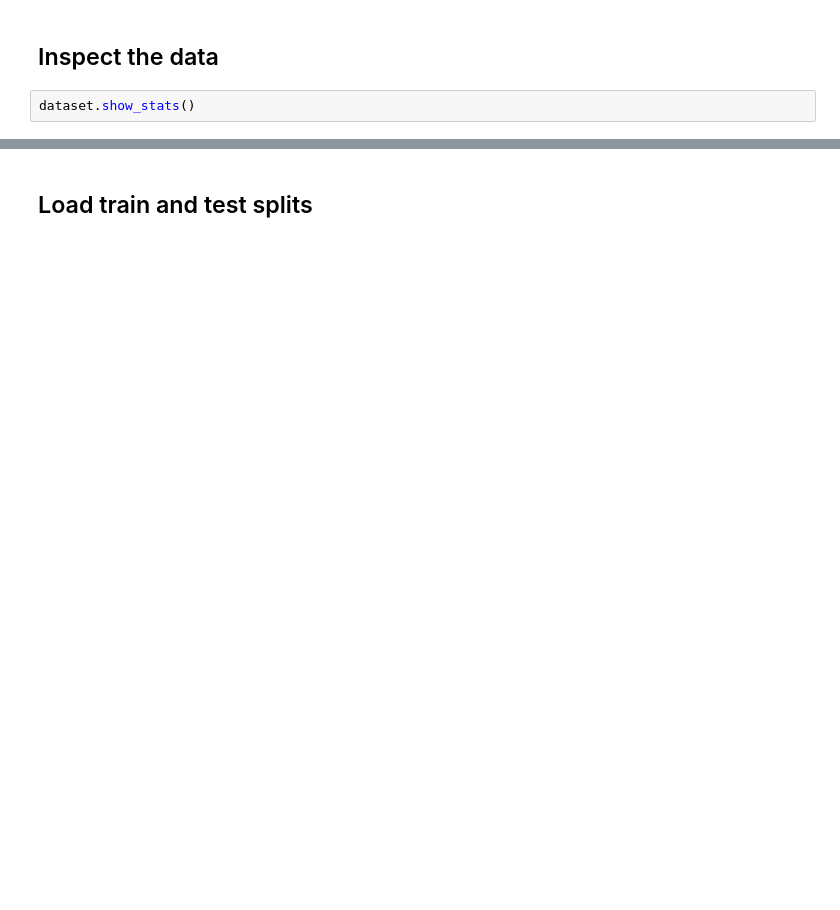
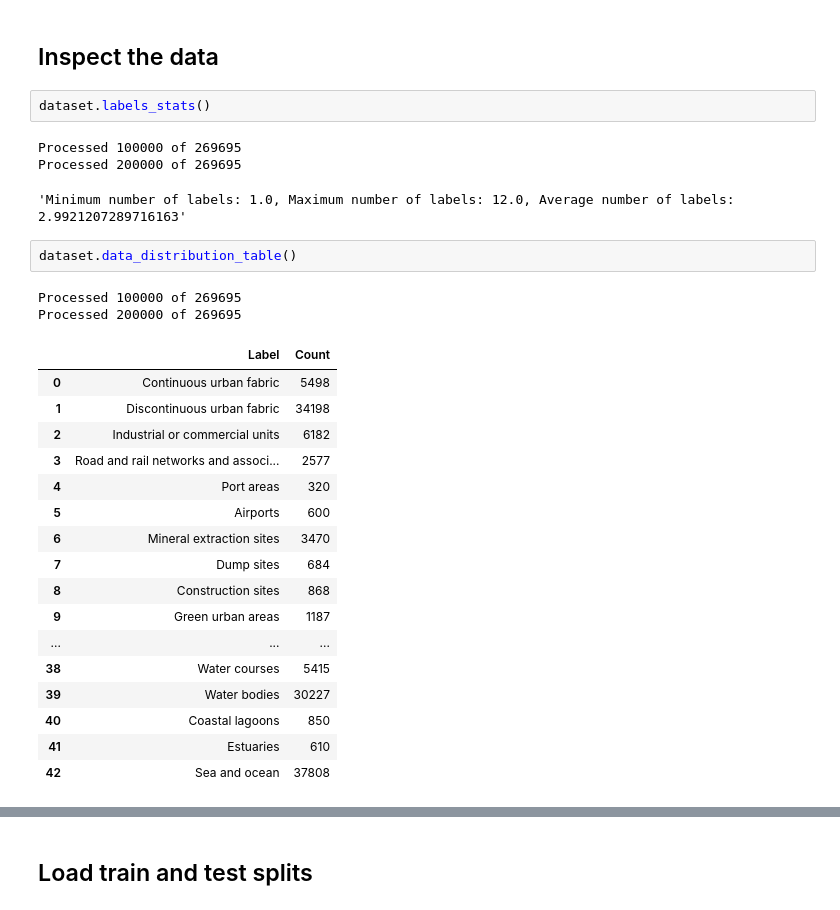
Before and after one commit to biasvariancelabs/FAIR-EO, a Jupyter notebook: examples/multilabel_classification_example_big_earth_net_43.ipynb, the cells around one changed output, grey strips where cells are left out. Cells and saved outputs as stored; diff of their text form; blank space fills up the shorter version.

```diff
--- a/examples/multilabel_classification_example_big_earth_net_43.ipynb
+++ b/examples/multilabel_classification_example_big_earth_net_43.ipynb
@@ -28,4 +34,30 @@ fig3 = dataset.show_batch(15)
 # %% [markdown]
 ## Inspect the data
 # %%
-dataset.show_stats()
+dataset.labels_stats()
+# %% [output]
+Processed 100000 of 269695
+Processed 200000 of 269695
+'Minimum number of labels: 1.0, Maximum number of labels: 12.0, Average number of labels: 2.9921207289716163'
+# %%
+dataset.data_distribution_table()
+# %% [output]
+Processed 100000 of 269695
+Processed 200000 of 269695
+|  | Label | Count |
+| 0 | Continuous urban fabric | 5498 |
+| 1 | Discontinuous urban fabric | 34198 |
+| 2 | Industrial or commercial units | 6182 |
+| 3 | Road and rail networks and associ... | 2577 |
+| 4 | Port areas | 320 |
+| 5 | Airports | 600 |
+| 6 | Mineral extraction sites | 3470 |
+| 7 | Dump sites | 684 |
+| 8 | Construction sites | 868 |
+| 9 | Green urban areas | 1187 |
+| ... | ... | ... |
+| 38 | Water courses | 5415 |
+| 39 | Water bodies | 30227 |
+| 40 | Coastal lagoons | 850 |
+| 41 | Estuaries | 610 |
+| 42 | Sea and ocean | 37808 |
```
Also changed, not shown: parts of 9 cells of this notebook, 19 other files.
